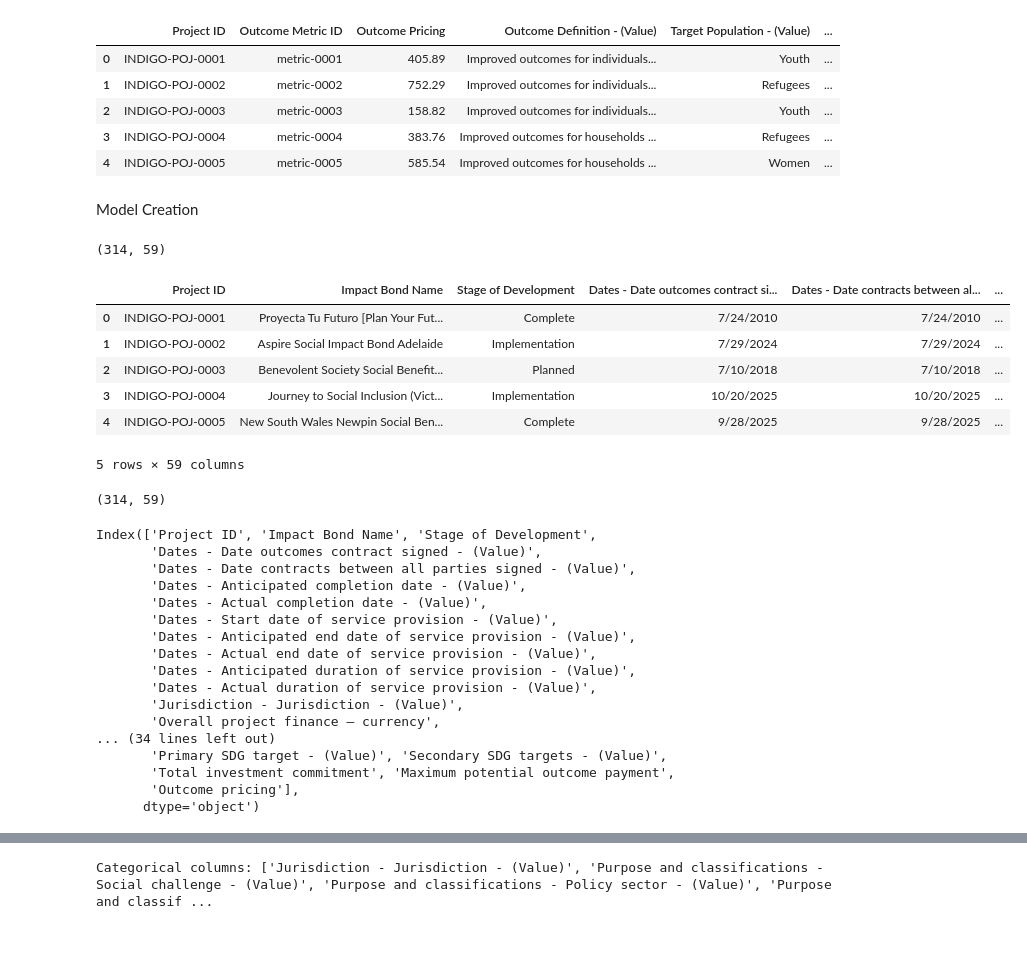
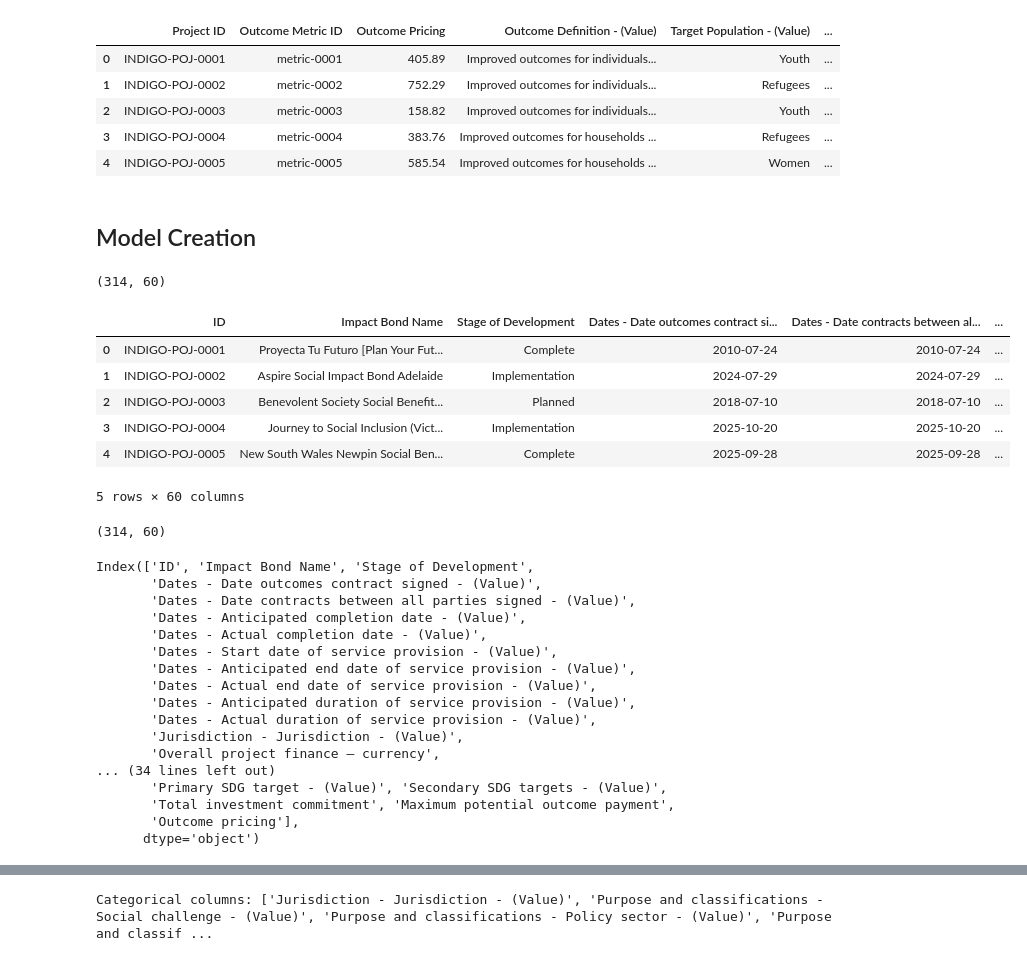
Before and after one commit to spy061/CX-4240, a Jupyter notebook: Models/Final Model - IRR.ipynb, the cells around one changed output, grey strips where cells are left out. Cells and saved outputs as stored; diff of their text form; code cells hidden in the pictures.

```diff
--- a/Models/Final Model - IRR.ipynb
+++ b/Models/Final Model - IRR.ipynb
@@ -40,6 +40,6 @@ projects.head()
 5 rows × 44 columns
 # %%
-investments = pd.read_csv('Datasets/Synthetic Data/Structured_Outcome_Metrics.csv')
+investments = pd.read_csv('Datasets/Synthetic Data/Structured_Project_Investments.csv')
 print(investments.shape)
 investments.head()
 # %% [output]
@@ -51,7 +51,7 @@ investments.head()
 | 3 | INDIGO-POJ-0004 | 108233.80 | 242217.67 | 383.76 |
 | 4 | INDIGO-POJ-0005 | 432977.06 | 309846.19 | 585.54 |
 # %%
-metrics = pd.read_csv('Structured_Outcome_Metrics.csv')
+metrics = pd.read_csv('Datasets/Synthetic Data/Structured_Outcome_Metrics.csv')
 print(metrics.shape)
 metrics.head()
 # %% [output]
@@ -62,29 +62,31 @@ metrics.head()
 | 2 | INDIGO-POJ-0003 | metric-0003 | 158.82 | Improved outcomes for individuals... | Youth | ... |
 | 3 | INDIGO-POJ-0004 | metric-0004 | 383.76 | Improved outcomes for households ... | Refugees | ... |
 | 4 | INDIGO-POJ-0005 | metric-0005 | 585.54 | Improved outcomes for households ... | Women | ... |
-# %% [markdown]
-Model Creation
+# %% [markdown]
+## Model Creation
 # %%
-data = pd.merge(projects, metrics, left_on ="Project ID", right_on="Project ID", how="right")
+# Merger projects, outcome metrics and investments datasets
+data = pd.merge(projects, metrics, left_on ="ID", right_on="Project ID", how="right")
 data = pd.merge(data, investments, left_on=["Project ID"], right_on=["Project ID"], how="right")
 print(data.shape)
 data.head()
 # %% [output]
-(314, 59)
+(314, 60)
-|  | Project ID | Impact Bond Name | Stage of Development | Dates - Date outcomes contract si... | Dates - Date contracts between al... | ... |
-| 0 | INDIGO-POJ-0001 | Proyecta Tu Futuro [Plan Your Fut... | Complete | 7/24/2010 | 7/24/2010 | ... |
-| 1 | INDIGO-POJ-0002 | Aspire Social Impact Bond Adelaide | Implementation | 7/29/2024 | 7/29/2024 | ... |
-| 2 | INDIGO-POJ-0003 | Benevolent Society Social Benefit... | Planned | 7/10/2018 | 7/10/2018 | ... |
-| 3 | INDIGO-POJ-0004 | Journey to Social Inclusion (Vict... | Implementation | 10/20/2025 | 10/20/2025 | ... |
-| 4 | INDIGO-POJ-0005 | New South Wales Newpin Social Ben... | Complete | 9/28/2025 | 9/28/2025 | ... |
+|  | ID | Impact Bond Name | Stage of Development | Dates - Date outcomes contract si... | Dates - Date contracts between al... | ... |
+| 0 | INDIGO-POJ-0001 | Proyecta Tu Futuro [Plan Your Fut... | Complete | 2010-07-24 | 2010-07-24 | ... |
+| 1 | INDIGO-POJ-0002 | Aspire Social Impact Bond Adelaide | Implementation | 2024-07-29 | 2024-07-29 | ... |
+| 2 | INDIGO-POJ-0003 | Benevolent Society Social Benefit... | Planned | 2018-07-10 | 2018-07-10 | ... |
+| 3 | INDIGO-POJ-0004 | Journey to Social Inclusion (Vict... | Implementation | 2025-10-20 | 2025-10-20 | ... |
+| 4 | INDIGO-POJ-0005 | New South Wales Newpin Social Ben... | Complete | 2025-09-28 | 2025-09-28 | ... |
-5 rows × 59 columns
+5 rows × 60 columns
 # %%
+# Drop duplicates
 data.drop_duplicates(inplace=True)
 print(data.shape)
 data.columns
 # %% [output]
-(314, 59)
+(314, 60)
-Index(['Project ID', 'Impact Bond Name', 'Stage of Development',
+Index(['ID', 'Impact Bond Name', 'Stage of Development',
        'Dates - Date outcomes contract signed - (Value)',
        'Dates - Date contracts between all parties signed - (Value)',
        'Dates - Anticipated completion date - (Value)',
```
Also changed, not shown: parts of 90 cells of this notebook, 1 other file.
